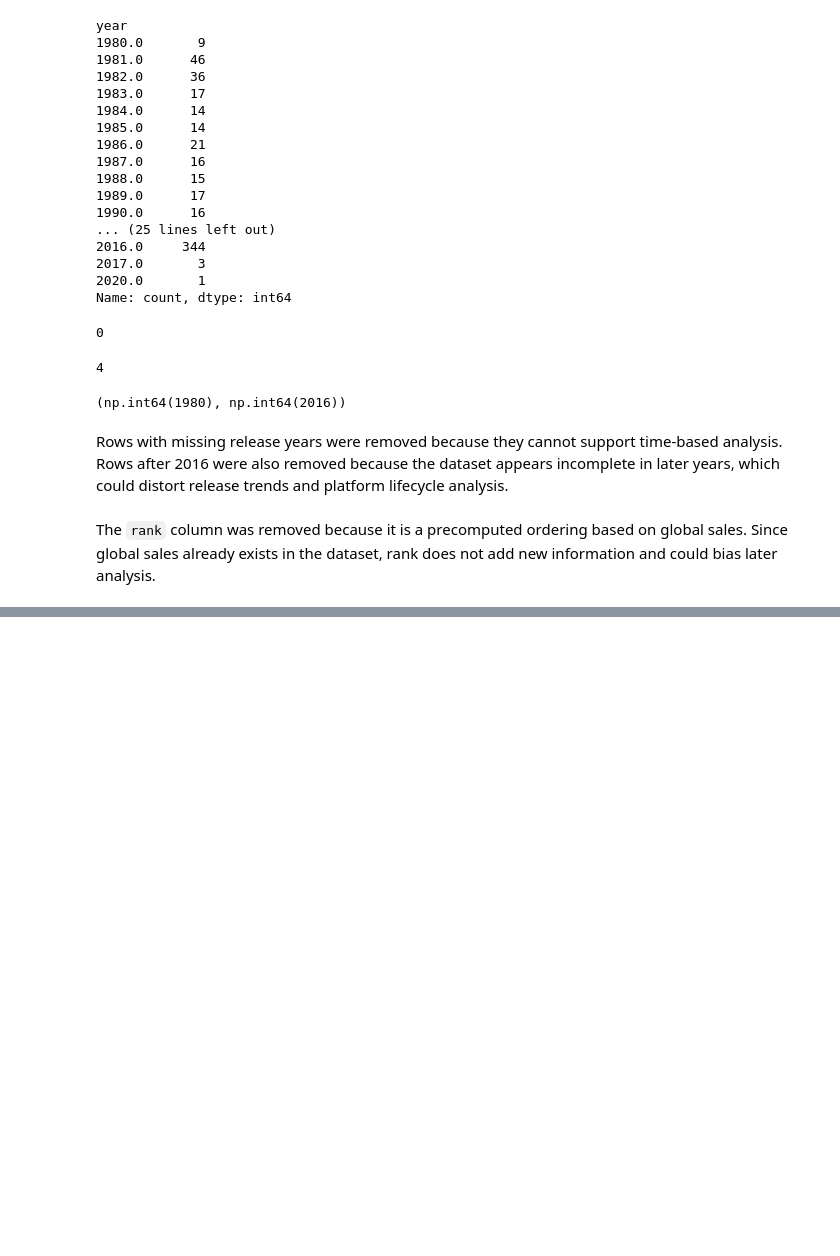
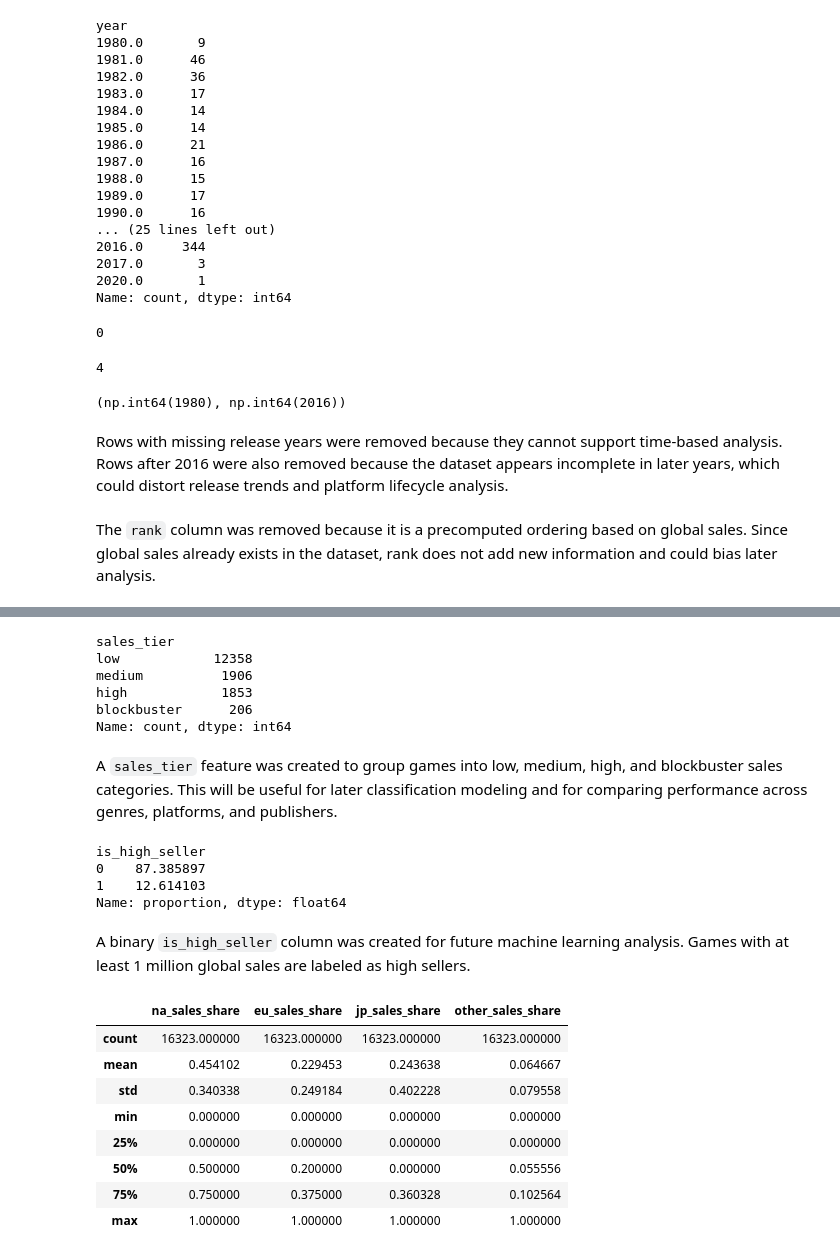
Before and after one commit to tylernsocial/data-analysis-on-the-videogame-industry, a Jupyter notebook: notebooks/01_data_cleaning.ipynb, the cells around one changed output, grey strips where cells are left out. Drawn from its saved outputs; the diff is of its cells as text; code cells hidden in the pictures; blank space fills up the shorter version.

```diff
--- a/notebooks/01_data_cleaning.ipynb
+++ b/notebooks/01_data_cleaning.ipynb
@@ -221,0 +267,4 @@ The `rank` column was removed because it is a precomputed ordering based on glob
+# %%
+df["decade"] = (df["year"] // 10) * 10
+df["decade"] = df["decade"].astype(str) + "s"
+df[["year", "decade"]].head()
@@ -221,0 +278,23 @@ The `rank` column was removed because it is a precomputed ordering based on glob
+# %%
+def assign_sales_tier(global_sales):
+    if global_sales >= 5:
+        return "blockbuster"
+    elif global_sales >= 1:
+        return "high"
+    elif global_sales >= 0.5:
+        return "medium"
+    else:
+        return "low"
+
+df["sales_tier"] = df["global_sales"].apply(assign_sales_tier)
+
+df["sales_tier"].value_counts()
+# %% [output]
+sales_tier
+low            12358
+medium          1906
+high            1853
+blockbuster      206
+Name: count, dtype: int64
+# %% [markdown]
+A `sales_tier` feature was created to group games into low, medium, high, and blockbuster sales categories. This will be useful for later classification modeling and for comparing performance across genres, platforms, and publishers.
@@ -221,0 +303,9 @@ The `rank` column was removed because it is a precomputed ordering based on glob
+# %%
+df["is_high_seller"].value_counts(normalize=True) * 100
+# %% [output]
+is_high_seller
+0    87.385897
+1    12.614103
+Name: proportion, dtype: float64
+# %% [markdown]
+A binary `is_high_seller` column was created for future machine learning analysis. Games with at least 1 million global sales are labeled as high sellers.
@@ -221,0 +317,12 @@ The `rank` column was removed because it is a precomputed ordering based on glob
+# %%
+df[["na_sales_share", "eu_sales_share", "jp_sales_share", "other_sales_share"]].describe()
+# %% [output]
+|  | na_sales_share | eu_sales_share | jp_sales_share | other_sales_share |
+| count | 16323.000000 | 16323.000000 | 16323.000000 | 16323.000000 |
+| mean | 0.454102 | 0.229453 | 0.243638 | 0.064667 |
+| std | 0.340338 | 0.249184 | 0.402228 | 0.079558 |
+| min | 0.000000 | 0.000000 | 0.000000 | 0.000000 |
+| 25% | 0.000000 | 0.000000 | 0.000000 | 0.000000 |
+| 50% | 0.500000 | 0.200000 | 0.000000 | 0.055556 |
+| 75% | 0.750000 | 0.375000 | 0.360328 | 0.102564 |
+| max | 1.000000 | 1.000000 | 1.000000 | 1.000000 |
```
Also changed, not shown: parts of 15 cells of this notebook.
